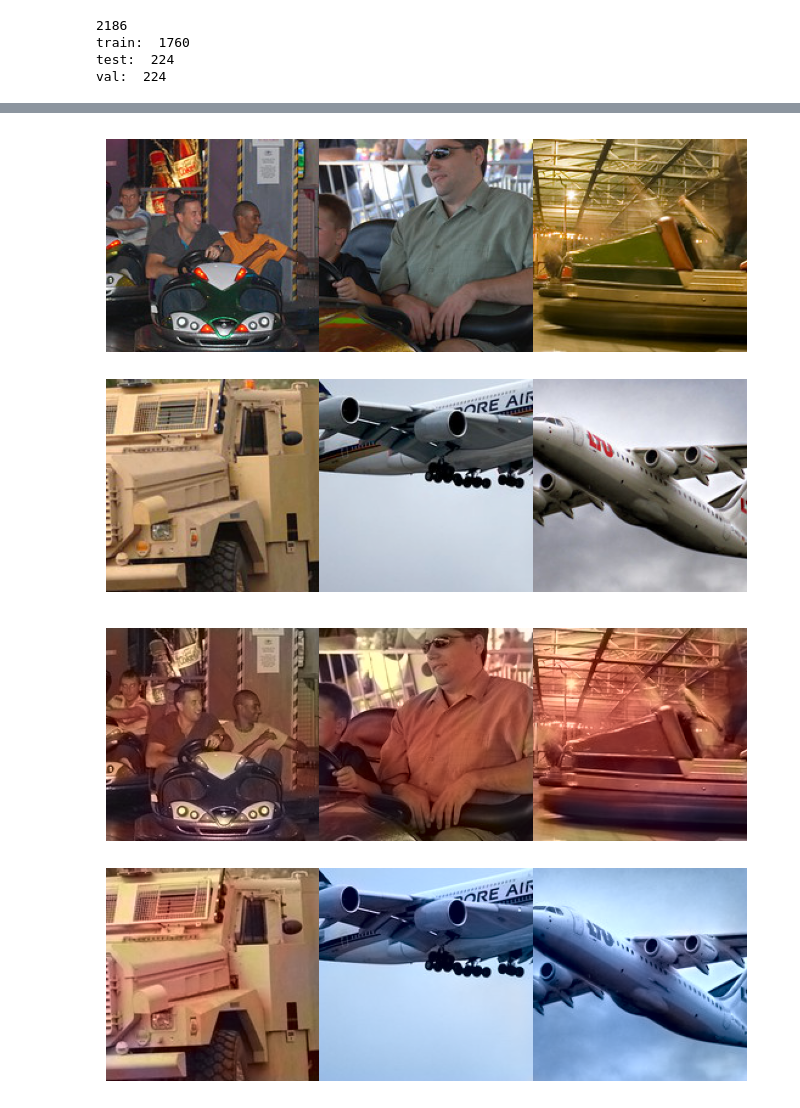
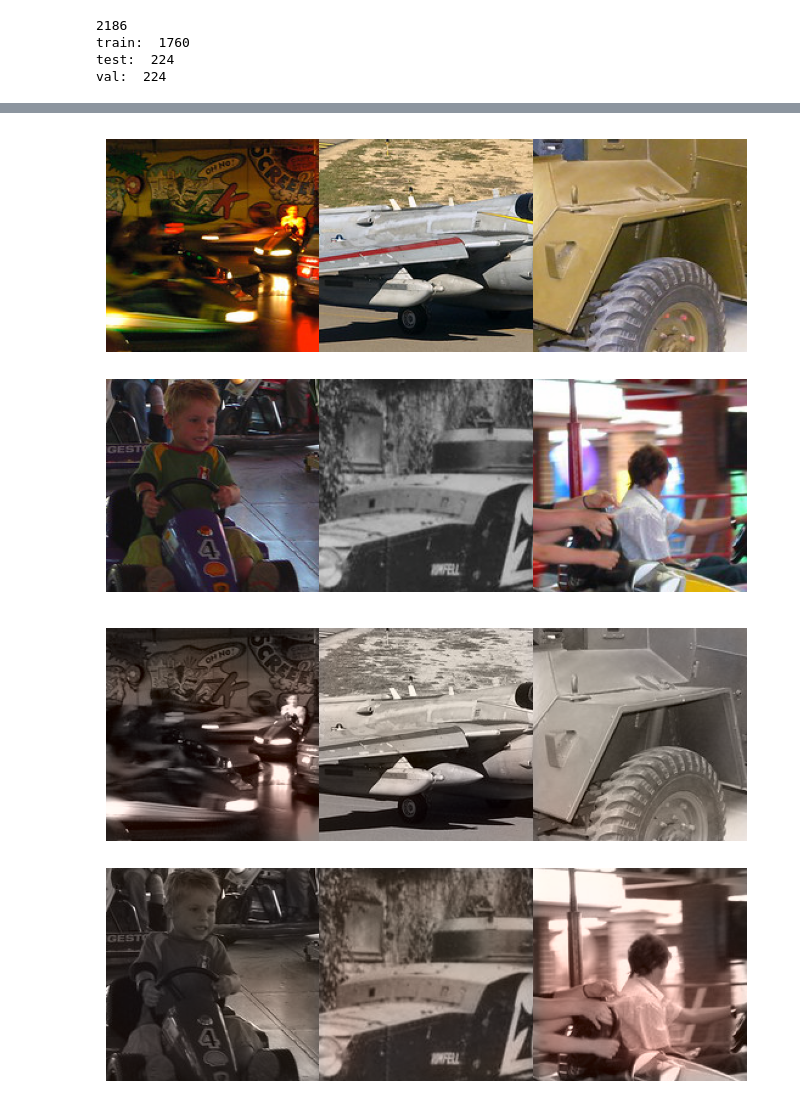
Before and after one commit to WardGauderis/Image-Colourisation, a Jupyter notebook: coloriser.ipynb, the cells around one changed output, grey strips where cells are left out. Drawn from its saved outputs; the diff is of its cells as text; code cells hidden in the pictures.

```diff
--- a/coloriser.ipynb
+++ b/coloriser.ipynb
@@ -200,6 +198,7 @@ plt.legend()
 import importlib
 
 importlib.reload(model)
+importlib.reload(euclidean_model)
 
 h_inv = lambda ab: H_inv(ab, q_to_ab, 5)
 h = lambda z: H(z, 0.38, q_to_ab)
@@ -208,12 +207,16 @@ v_prepared = lambda z: v(z, weights)
 cross_entropy_rebalanced = lambda y_pred, y: model.Model.cross_entropy_rebalanced(y_pred, y, v_prepared)
 cross_entropy = model.Model.cross_entropy
 
-m = model.Model("balanced_ours", q_length, h, h_inv, cross_entropy_rebalanced).to(device)
-m.train_model(train_cropped, val_cropped, 10000000000000000000000000000)
+# m = model.Model("balanced_ours", q_length, h, h_inv, cross_entropy_rebalanced).to(device)
+# m.train_model(train_cropped, val_cropped, 10000000000000000000000000000)
 
-m.test(train_cropped)
-m.test(train_full)
+m = euclidean_model.EuclideanModel().to(device)
+m.train_model(train_cropped, val_cropped, 100)
 
+
+# m.test(train_cropped)
+# m.test(train_full)
+#
 m.test(test_cropped)
 m.test(test_full)
 # %% [output]
@@ -253,7 +248,7 @@ SSIM: 0.8951206058673151
 # %%
-images = next(iter(test_full))
+images = next(iter(train_full))
 show(images[:6])
 show(m.predict(images[:6]))
 # %% [output]
-[figure, old version]
+[figure, new version]
-[figure, old version]
+[figure, new version]
```
Also changed, not shown: parts of 4 cells of this notebook, 3 other files.
